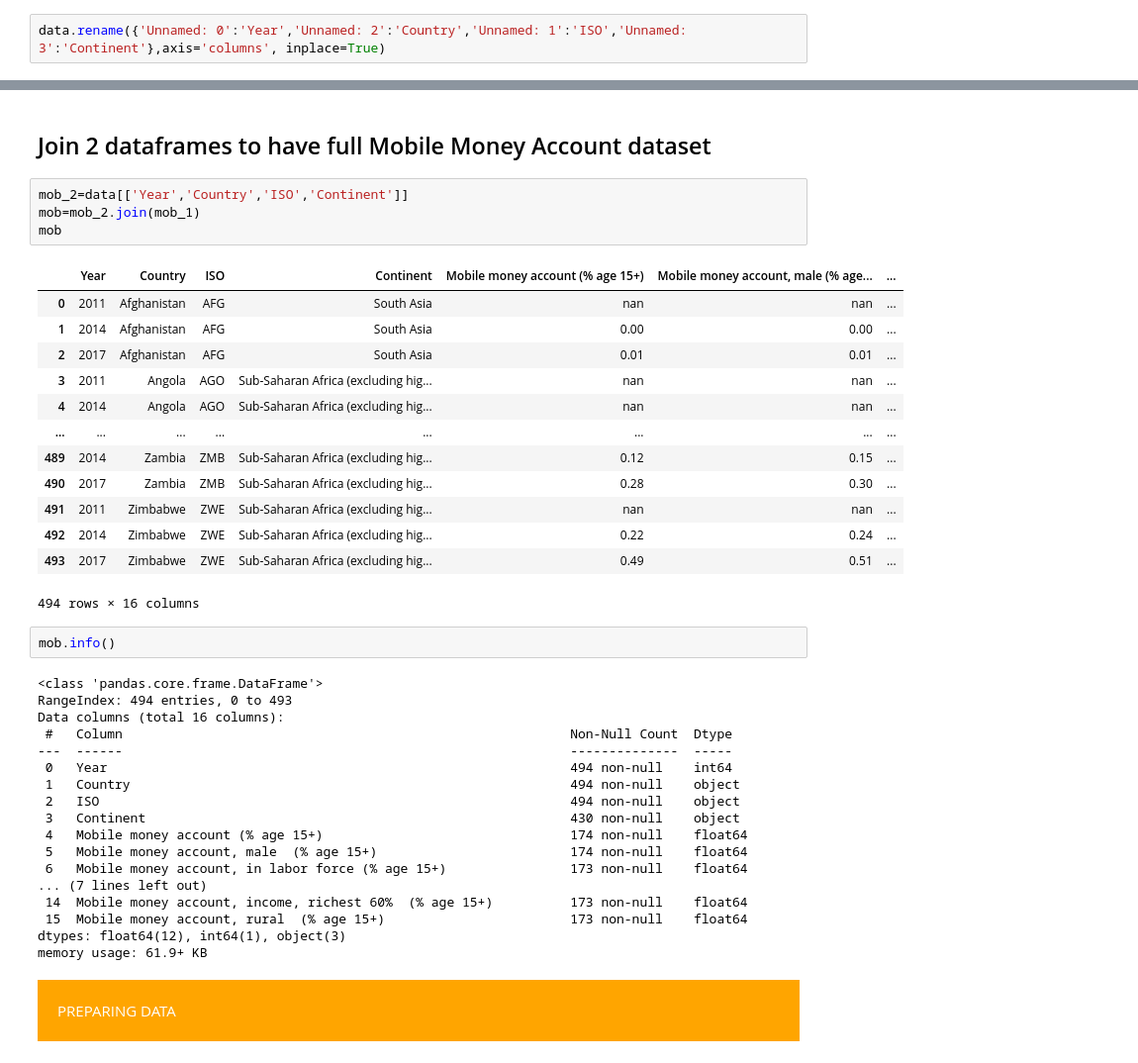
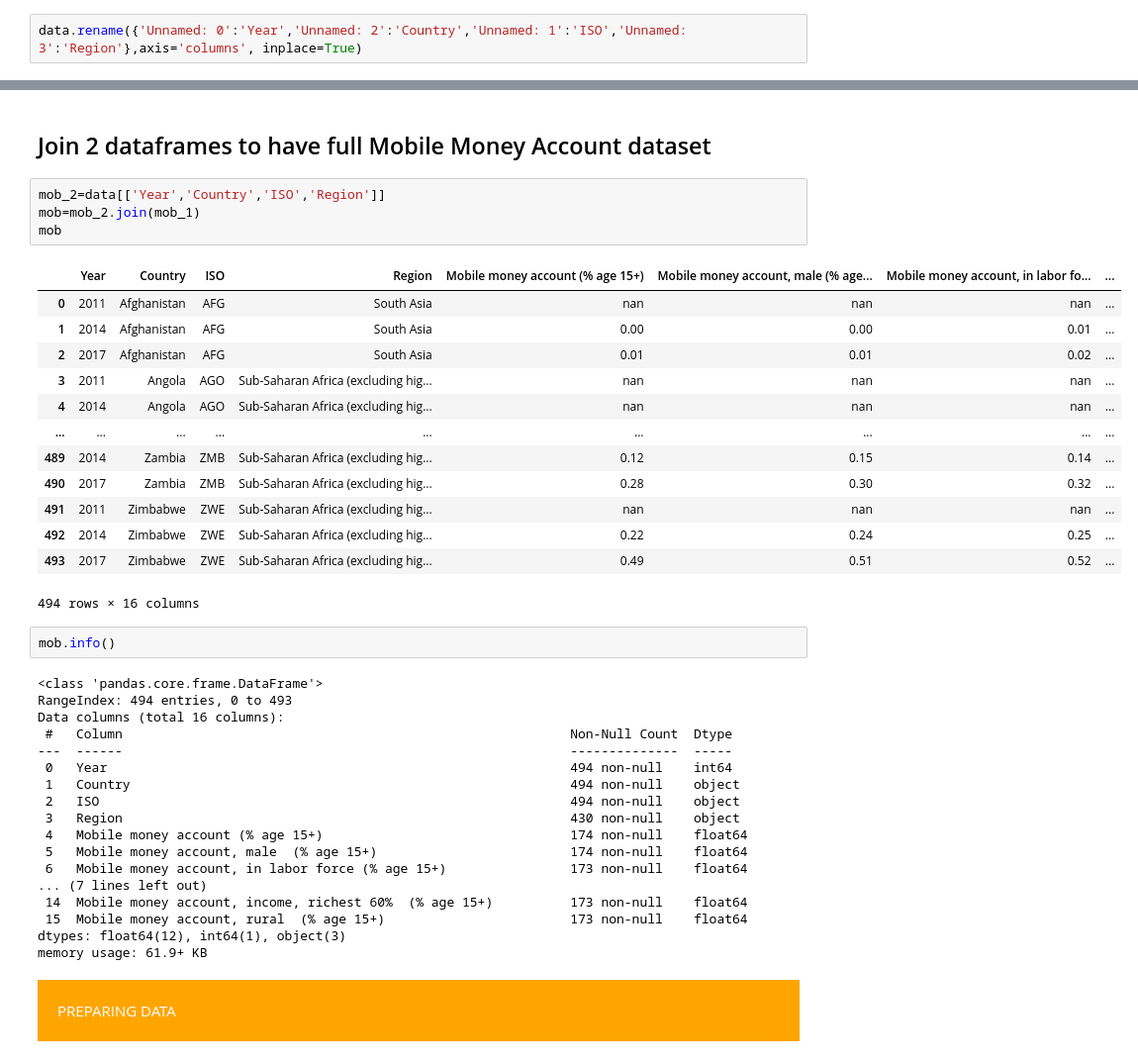
Before and after one commit to Thuong89/data_analysis_with_pandas, a Jupyter notebook: Findex_Report_Thuong.ipynb, the cells around one changed output, grey strips where cells are left out. Shown at 99% size. Cells and saved outputs as stored; diff of their text form.

```diff
--- a/Findex_Report_ Thuong.ipynb
+++ b/Findex_Report_Thuong.ipynb
@@ -96,7 +96,7 @@ data.shape
 # %% [markdown]
 ## Pre-processing (rename necessary columns)
 # %%
-data.rename({'Unnamed: 0':'Year','Unnamed: 2':'Country','Unnamed: 1':'ISO','Unnamed: 3':'Continent'},axis='columns', inplace=True)
+data.rename({'Unnamed: 0':'Year','Unnamed: 2':'Country','Unnamed: 1':'ISO','Unnamed: 3':'Region'},axis='columns', inplace=True)
 # %%
 data.head()
 # %% [output]
@@ -142,22 +142,22 @@ mob_1=data[data.columns[data.columns.str.contains(r'Mobile')]]
 # %% [markdown]
 ## Join 2 dataframes to have full Mobile Money Account dataset
 # %%
-mob_2=data[['Year','Country','ISO','Continent']]
+mob_2=data[['Year','Country','ISO','Region']]
 mob=mob_2.join(mob_1)
 mob
 # %% [output]
-|  | Year | Country | ISO | Continent | Mobile money account (% age 15+) | Mobile money account, male (% age... | ... |
-| 0 | 2011 | Afghanistan | AFG | South Asia | nan | nan | ... |
-| 1 | 2014 | Afghanistan | AFG | South Asia | 0.00 | 0.00 | ... |
-| 2 | 2017 | Afghanistan | AFG | South Asia | 0.01 | 0.01 | ... |
-| 3 | 2011 | Angola | AGO | Sub-Saharan Africa (excluding hig... | nan | nan | ... |
-| 4 | 2014 | Angola | AGO | Sub-Saharan Africa (excluding hig... | nan | nan | ... |
-| ... | ... | ... | ... | ... | ... | ... | ... |
-| 489 | 2014 | Zambia | ZMB | Sub-Saharan Africa (excluding hig... | 0.12 | 0.15 | ... |
-| 490 | 2017 | Zambia | ZMB | Sub-Saharan Africa (excluding hig... | 0.28 | 0.30 | ... |
-| 491 | 2011 | Zimbabwe | ZWE | Sub-Saharan Africa (excluding hig... | nan | nan | ... |
-| 492 | 2014 | Zimbabwe | ZWE | Sub-Saharan Africa (excluding hig... | 0.22 | 0.24 | ... |
-| 493 | 2017 | Zimbabwe | ZWE | Sub-Saharan Africa (excluding hig... | 0.49 | 0.51 | ... |
+|  | Year | Country | ISO | Region | Mobile money account (% age 15+) | Mobile money account, male (% age... | Mobile money account, in labor fo... | ... |
+| 0 | 2011 | Afghanistan | AFG | South Asia | nan | nan | nan | ... |
+| 1 | 2014 | Afghanistan | AFG | South Asia | 0.00 | 0.00 | 0.01 | ... |
+| 2 | 2017 | Afghanistan | AFG | South Asia | 0.01 | 0.01 | 0.02 | ... |
+| 3 | 2011 | Angola | AGO | Sub-Saharan Africa (excluding hig... | nan | nan | nan | ... |
+| 4 | 2014 | Angola | AGO | Sub-Saharan Africa (excluding hig... | nan | nan | nan | ... |
+| ... | ... | ... | ... | ... | ... | ... | ... | ... |
+| 489 | 2014 | Zambia | ZMB | Sub-Saharan Africa (excluding hig... | 0.12 | 0.15 | 0.14 | ... |
+| 490 | 2017 | Zambia | ZMB | Sub-Saharan Africa (excluding hig... | 0.28 | 0.30 | 0.32 | ... |
+| 491 | 2011 | Zimbabwe | ZWE | Sub-Saharan Africa (excluding hig... | nan | nan | nan | ... |
+| 492 | 2014 | Zimbabwe | ZWE | Sub-Saharan Africa (excluding hig... | 0.22 | 0.24 | 0.25 | ... |
+| 493 | 2017 | Zimbabwe | ZWE | Sub-Saharan Africa (excluding hig... | 0.49 | 0.51 | 0.52 | ... |
 494 rows × 16 columns
 # %%
 mob.info()
@@ -170,7 +170,7 @@ Data columns (total 16 columns):
  0   Year                                                            494 non-null    int64
  1   Country                                                         494 non-null    object
  2   ISO                                                             494 non-null    object
- 3   Continent                                                       430 non-null    object
+ 3   Region                                                          430 non-null    object
  4   Mobile money account (% age 15+)                                174 non-null    float64
  5   Mobile money account, male  (% age 15+)                         174 non-null    float64
  6   Mobile money account, in labor force (% age 15+)                173 non-null    float64
```
Also changed, not shown: parts of 10 cells of this notebook.
